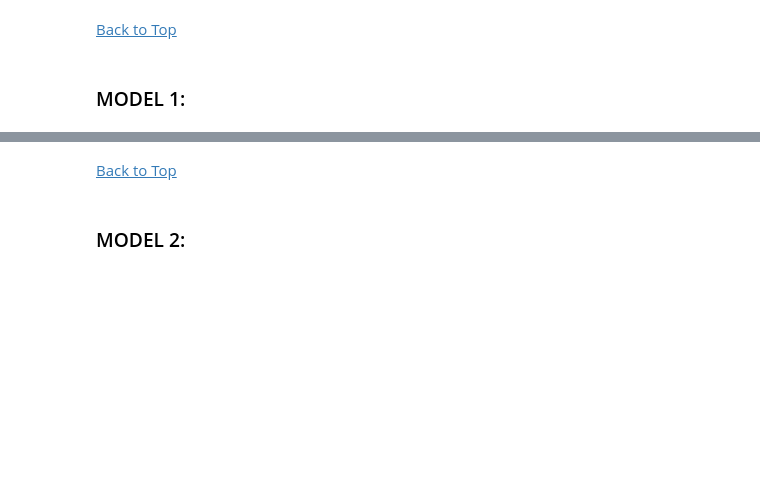
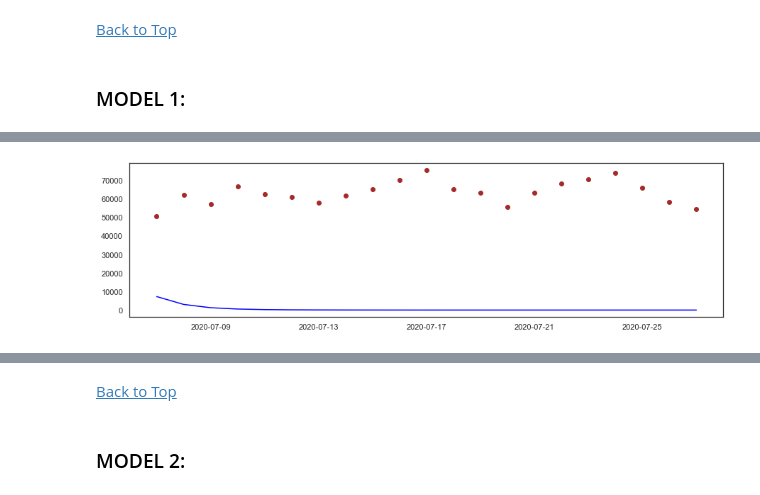
Before and after one commit to epidemic-research-team/compartmental-epidemic-model, a Jupyter notebook: GP for COVID-Poisson.ipynb, the cells around one changed output, grey strips where cells are left out. Saved outputs shown, nothing was run; the diff lists cells and outputs as text; code cells hidden in the pictures; blank space fills up the shorter version.

```diff
--- a/GP for COVID-Poisson.ipynb
+++ b/GP for COVID-Poisson.ipynb
@@ -617,8 +362,10 @@ np.mean(var)
 # %%
 # The test US data are
 
 mean_test, var_test = m1.predict_f(X_test)
 
-plot_model(y_test, mean_test, var_test, test=True)
+plot_model(y_test, np.exp(mean_test), np.exp(var_test), test=True)
+# %% [output]
+[figure, added]
 # %%
 np.mean(var_test.numpy())
```
Also changed, not shown: parts of 130 cells of this notebook.
